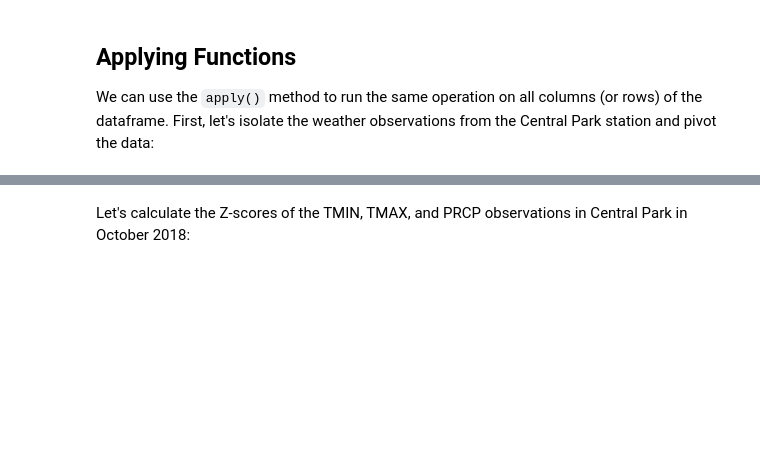
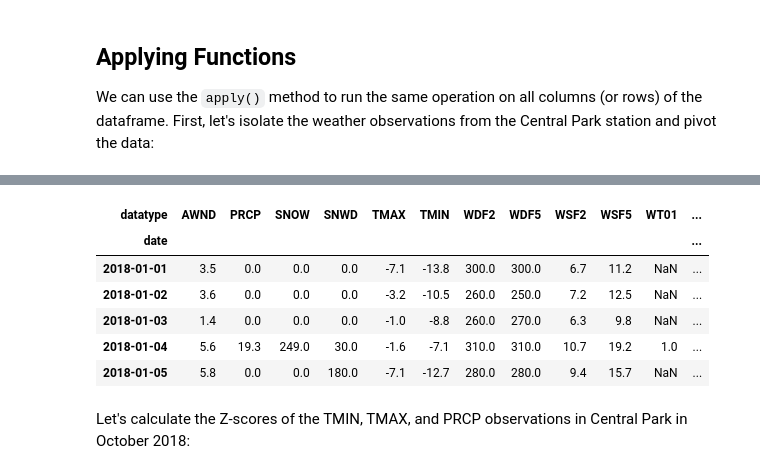
Before and after one commit to tgwon/ai4ml, a Jupyter notebook: week5/ch4-2-dataframe_operations.ipynb, the cells around one changed output, grey strips where cells are left out. Drawn from its saved outputs; the diff is of its cells as text; code cells hidden in the pictures; blank space fills up the shorter version.

```diff
--- a/week5/ch4-2-dataframe_operations.ipynb
+++ b/week5/ch4-2-dataframe_operations.ipynb
@@ -238,6 +303,16 @@ We can use the `apply()` method to run the same operation on all columns (or row
 central_park_weather = weather\
     .query('station == "GHCND:USW00094728"')\
     .pivot(index='date', columns='datatype', values='value')
+# %%
+central_park_weather.head()
+# %% [output]
+| datatype | AWND | PRCP | SNOW | SNWD | TMAX | TMIN | WDF2 | WDF5 | WSF2 | WSF5 | WT01 | ... |
+| date |  |  |  |  |  |  |  |  |  |  |  | ... |
+| 2018-01-01 | 3.5 | 0.0 | 0.0 | 0.0 | -7.1 | -13.8 | 300.0 | 300.0 | 6.7 | 11.2 | NaN | ... |
+| 2018-01-02 | 3.6 | 0.0 | 0.0 | 0.0 | -3.2 | -10.5 | 260.0 | 250.0 | 7.2 | 12.5 | NaN | ... |
+| 2018-01-03 | 1.4 | 0.0 | 0.0 | 0.0 | -1.0 | -8.8 | 260.0 | 270.0 | 6.3 | 9.8 | NaN | ... |
+| 2018-01-04 | 5.6 | 19.3 | 249.0 | 30.0 | -1.6 | -7.1 | 310.0 | 310.0 | 10.7 | 19.2 | 1.0 | ... |
+| 2018-01-05 | 5.8 | 0.0 | 0.0 | 180.0 | -7.1 | -12.7 | 280.0 | 280.0 | 9.4 | 15.7 | NaN | ... |
 # %% [markdown]
 Let's calculate the Z-scores of the TMIN, TMAX, and PRCP observations in Central Park in October 2018:
 # %%
```
Also changed, not shown: parts of 26 cells of this notebook.
